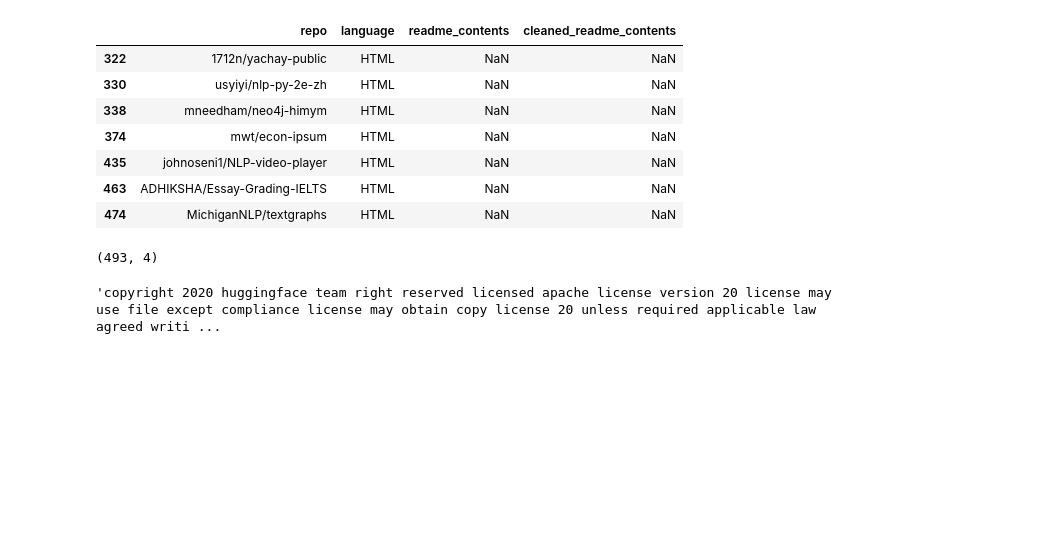
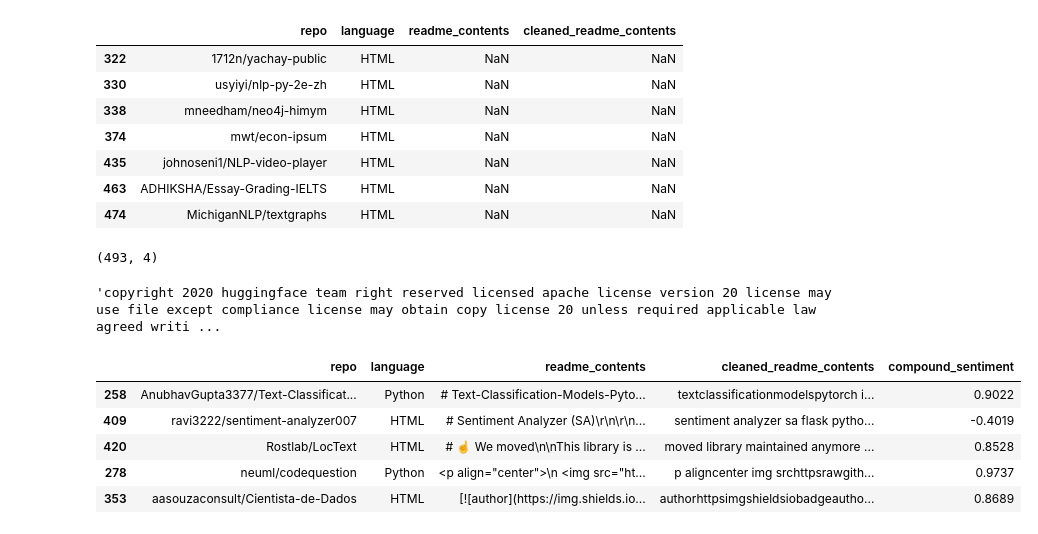
Before and after one commit to NLP-Casey-Harris-Wood-Project/nlp-project, a Jupyter notebook: explore_adam.ipynb, the cells around one changed output. Drawn from its saved outputs; the diff is of its cells as text; code cells hidden in the pictures; blank space fills up the shorter version.

```diff
--- a/explore_adam.ipynb
+++ b/explore_adam.ipynb
@@ -73,0 +81,9 @@ all_words = ' '.join(train['cleaned_readme_contents'])
+# %%
+train.head()
+# %% [output]
+|  | repo | language | readme_contents | cleaned_readme_contents | compound_sentiment |
+| 258 | AnubhavGupta3377/Text-Classificat... | Python | # Text-Classification-Models-Pyto... | textclassificationmodelspytorch i... | 0.9022 |
+| 409 | ravi3222/sentiment-analyzer007 | HTML | # Sentiment Analyzer (SA)\r\n\r\n... | sentiment analyzer sa flask pytho... | -0.4019 |
+| 420 | Rostlab/LocText | HTML | # ☝️ We moved\n\nThis library is ... | moved library maintained anymore ... | 0.8528 |
+| 278 | neuml/codequestion | Python | <p align="center">\n <img src="ht... | p aligncenter img srchttpsrawgith... | 0.9737 |
+| 353 | aasouzaconsult/Cientista-de-Dados | HTML | [![author](https://img.shields.io... | authorhttpsimgshieldsiobadgeautho... | 0.8689 |
```
Also changed, not shown: parts of 8 cells of this notebook, 2 other files.
